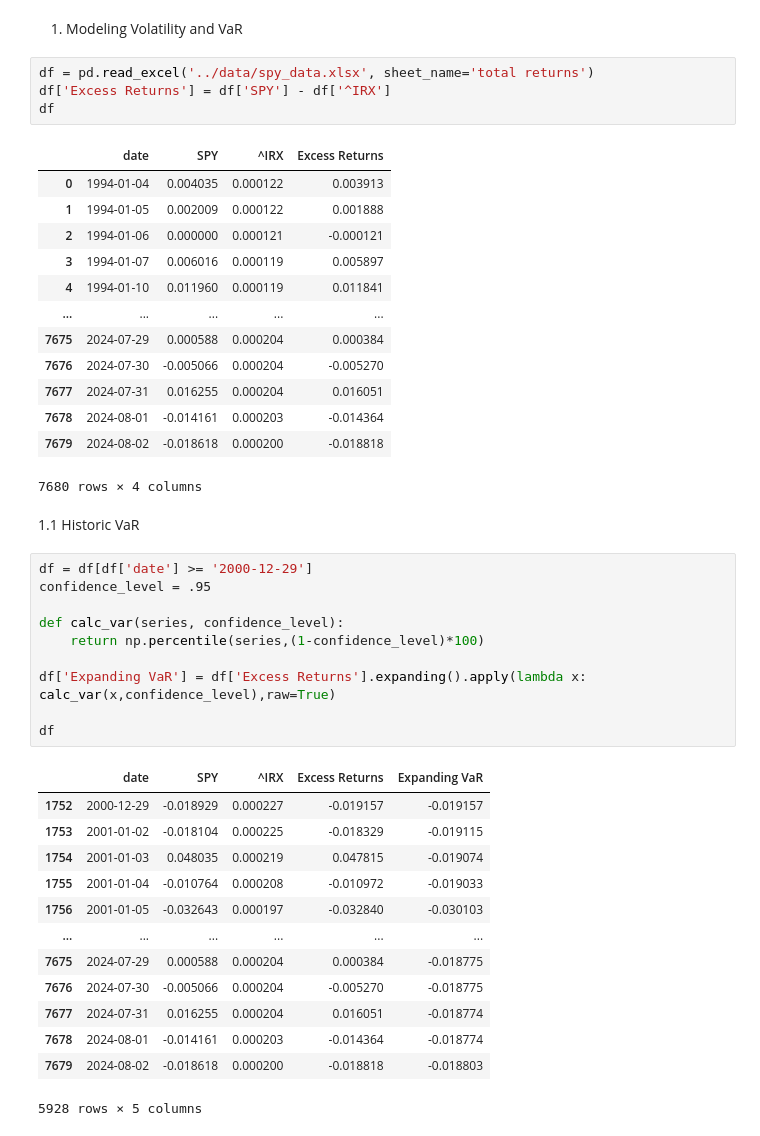
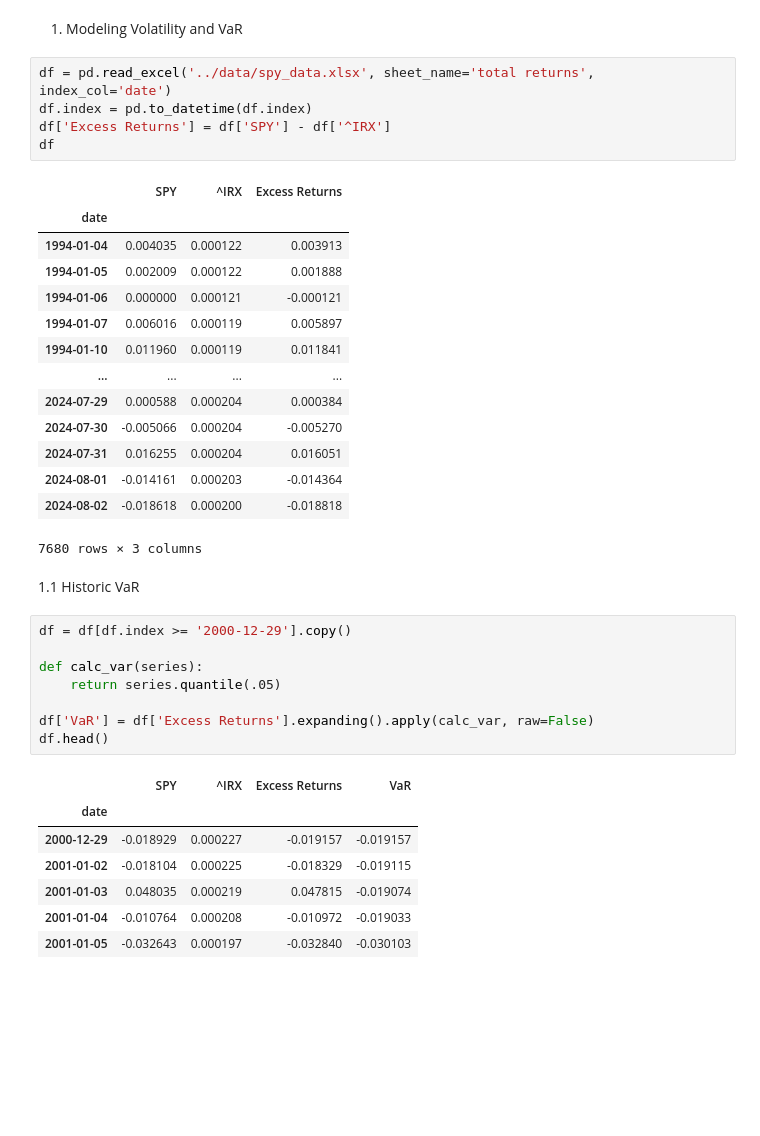
Before and after one commit to ekopen/finm-portfolio-2024, a Jupyter notebook: homework/Eric Kopen HW3.ipynb, the cells around one changed output. Cells and saved outputs as stored; diff of their text form; blank space fills up the shorter version.

```diff
--- a/homework/Eric Kopen HW3.ipynb
+++ b/homework/Eric Kopen HW3.ipynb
@@ -7,46 +7,40 @@ import matplotlib.pyplot as plt
 # %% [markdown]
 1. Modeling Volatility and VaR
 # %%
-df = pd.read_excel('../data/spy_data.xlsx', sheet_name='total returns')
+df = pd.read_excel('../data/spy_data.xlsx', sheet_name='total returns', index_col='date')
+df.index = pd.to_datetime(df.index)
 df['Excess Returns'] = df['SPY'] - df['^IRX']
 df
 # %% [output]
-|  | date | SPY | ^IRX | Excess Returns |
-| 0 | 1994-01-04 | 0.004035 | 0.000122 | 0.003913 |
-| 1 | 1994-01-05 | 0.002009 | 0.000122 | 0.001888 |
-| 2 | 1994-01-06 | 0.000000 | 0.000121 | -0.000121 |
-| 3 | 1994-01-07 | 0.006016 | 0.000119 | 0.005897 |
-| 4 | 1994-01-10 | 0.011960 | 0.000119 | 0.011841 |
-| ... | ... | ... | ... | ... |
-| 7675 | 2024-07-29 | 0.000588 | 0.000204 | 0.000384 |
-| 7676 | 2024-07-30 | -0.005066 | 0.000204 | -0.005270 |
-| 7677 | 2024-07-31 | 0.016255 | 0.000204 | 0.016051 |
-| 7678 | 2024-08-01 | -0.014161 | 0.000203 | -0.014364 |
-| 7679 | 2024-08-02 | -0.018618 | 0.000200 | -0.018818 |
+|  | SPY | ^IRX | Excess Returns |
+| date |  |  |  |
+| 1994-01-04 | 0.004035 | 0.000122 | 0.003913 |
+| 1994-01-05 | 0.002009 | 0.000122 | 0.001888 |
+| 1994-01-06 | 0.000000 | 0.000121 | -0.000121 |
+| 1994-01-07 | 0.006016 | 0.000119 | 0.005897 |
+| 1994-01-10 | 0.011960 | 0.000119 | 0.011841 |
+| ... | ... | ... | ... |
+| 2024-07-29 | 0.000588 | 0.000204 | 0.000384 |
+| 2024-07-30 | -0.005066 | 0.000204 | -0.005270 |
+| 2024-07-31 | 0.016255 | 0.000204 | 0.016051 |
+| 2024-08-01 | -0.014161 | 0.000203 | -0.014364 |
+| 2024-08-02 | -0.018618 | 0.000200 | -0.018818 |
-7680 rows × 4 columns
+7680 rows × 3 columns
 # %% [markdown]
 1.1 Historic VaR
 # %%
-df = df[df['date'] >= '2000-12-29']
-confidence_level = .95
+df = df[df.index >= '2000-12-29'].copy()
 
-def calc_var(series, confidence_level):
-    return np.percentile(series,(1-confidence_level)*100)
+def calc_var(series):
+    return series.quantile(.05)
 
-df['Expanding VaR'] = df['Excess Returns'].expanding().apply(lambda x: calc_var(x,confidence_level),raw=True)
-
-df
+df['VaR'] = df['Excess Returns'].expanding().apply(calc_var, raw=False)
+df.head()
 # %% [output]
-|  | date | SPY | ^IRX | Excess Returns | Expanding VaR |
-| 1752 | 2000-12-29 | -0.018929 | 0.000227 | -0.019157 | -0.019157 |
-| 1753 | 2001-01-02 | -0.018104 | 0.000225 | -0.018329 | -0.019115 |
-| 1754 | 2001-01-03 | 0.048035 | 0.000219 | 0.047815 | -0.019074 |
-| 1755 | 2001-01-04 | -0.010764 | 0.000208 | -0.010972 | -0.019033 |
-| 1756 | 2001-01-05 | -0.032643 | 0.000197 | -0.032840 | -0.030103 |
-| ... | ... | ... | ... | ... | ... |
-| 7675 | 2024-07-29 | 0.000588 | 0.000204 | 0.000384 | -0.018775 |
-| 7676 | 2024-07-30 | -0.005066 | 0.000204 | -0.005270 | -0.018775 |
-| 7677 | 2024-07-31 | 0.016255 | 0.000204 | 0.016051 | -0.018774 |
-| 7678 | 2024-08-01 | -0.014161 | 0.000203 | -0.014364 | -0.018774 |
-| 7679 | 2024-08-02 | -0.018618 | 0.000200 | -0.018818 | -0.018803 |
+|  | SPY | ^IRX | Excess Returns | VaR |
+| date |  |  |  |  |
+| 2000-12-29 | -0.018929 | 0.000227 | -0.019157 | -0.019157 |
+| 2001-01-02 | -0.018104 | 0.000225 | -0.018329 | -0.019115 |
+| 2001-01-03 | 0.048035 | 0.000219 | 0.047815 | -0.019074 |
+| 2001-01-04 | -0.010764 | 0.000208 | -0.010972 | -0.019033 |
+| 2001-01-05 | -0.032643 | 0.000197 | -0.032840 | -0.030103 |
-5928 rows × 5 columns
```
Also changed, not shown: parts of 7 cells of this notebook.
